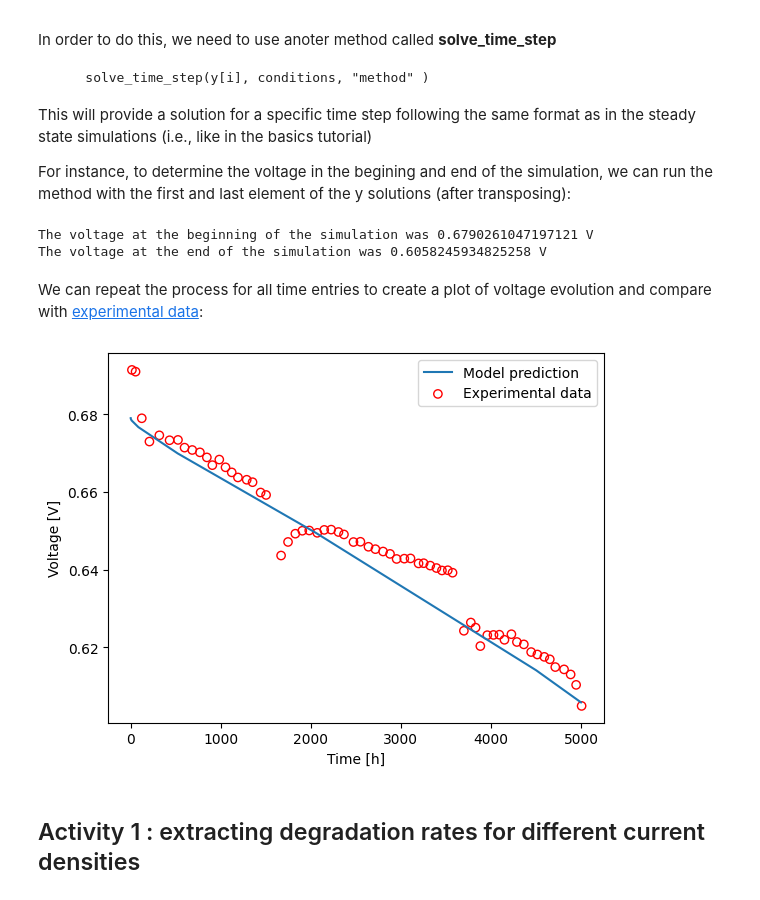
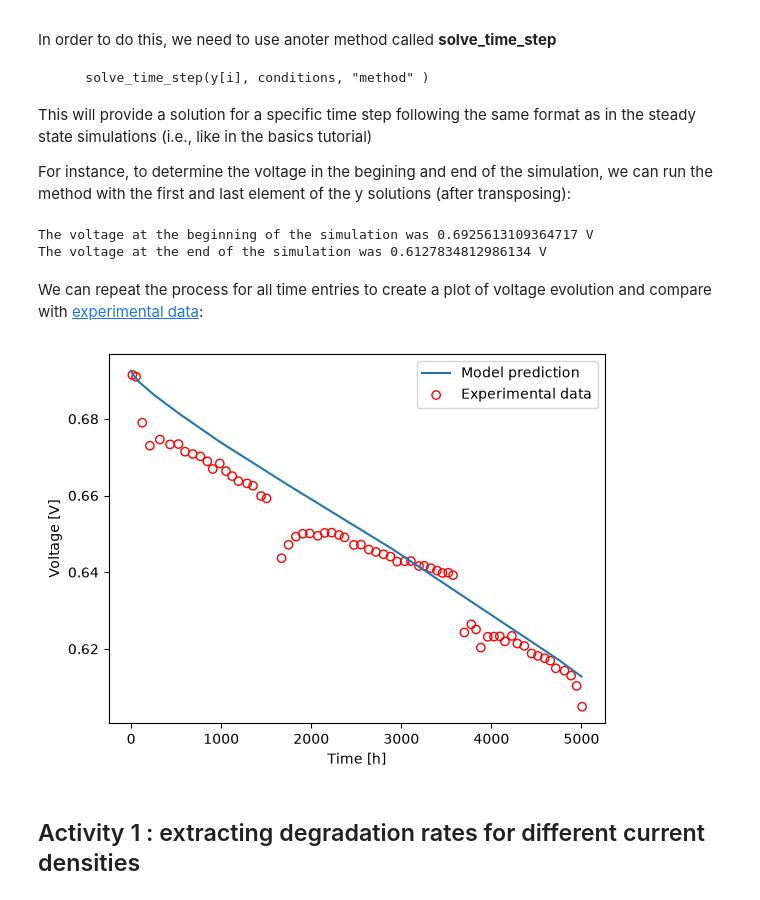
Before and after one commit to dtudk/nest-soc, a Jupyter notebook: nest/examples/tutorials/2_degradation.ipynb, the cells around one changed output. Drawn from its saved outputs; the diff is of its cells as text; code cells hidden in the pictures.

```diff
--- a/nest/examples/tutorials/2_degradation.ipynb
+++ b/nest/examples/tutorials/2_degradation.ipynb
@@ -12,6 +12,7 @@ Similarly as covered in the previous tutorial, we can create a basic model from
 Here we will take for granted a starting cell model similar to the one used in the previous tutorial:
 # %%
 # 1. Importing packages
+import numpy as np
 from nest import cell, layers, properties, boundary
 
 # 2. Define Species and Mixture
@@ -23,12 +24,12 @@ Ni_YSZ = layers.Layer(
     delta=1000e-6 + 10e-6,
     kinetic=layers.ButlerVolmer(
         fuel_mix,
-        nu=[-1, 1],
+        nu=np.array([-1, 1]),
         n_e=2,
         alpha=0.59,
         beta=1 - 0.59,
         gamma=1.82527e6,
-        p=[-0.1, 0.33],
+        p=np.array([-0.1, 0.33]),
         theta=1,
         E_act=1.09 / 8.617333262e-5 * 8.314510,
     ),
@@ -63,9 +64,9 @@ LSCF_CGO = layers.Layer(
         alpha=0.65,
         beta=1 - 0.65,
         gamma=1.51556e8,
-        nu=[-0.5, 0.0],
+        nu=np.array([-0.5, 0]),
         E_act=1.45 / 8.617333262e-5 * 8.314510,
-        p=[0.22, 0.0],
+        p=np.array([0.22, 0]),
     ),
     transport=layers.BinaryFick(dp=6e-7, epsilon=0.3, tau=2.8),
 )
@@ -81,8 +82,8 @@ x_O2 = 0.21
 conditions = boundary.BoundaryData(
     V=0.7,
     j=0.7e4,
-    n_fuel=[n_fuel * x_H2, n_fuel * (1 - x_H2)],
-    n_air=[n_air * x_O2, n_air * (1 - x_O2)],
+    n_fuel=np.array([n_fuel * x_H2, n_fuel * (1 - x_H2)]),
+    n_air=np.array([n_air * x_O2, n_air * (1 - x_O2)]),
     T=700 + 273.15,
     P=1e5,
 )
@@ -204,11 +205,11 @@ In which,
 # Defining Ni agglomeration model
 Ni_agglomeration = degradation.NickelAgglomeration(
     # Material properties
-    psi_ed=0.4,
-    psi_el=0.6,
-    r0_ed=300e-9,
-    r0_el=300e-9,
-    epsilon=0.3,
+    psi_ed=0.285/(0.493+0.285),
+    psi_el=0.493/(0.493+0.285),
+    r0_ed=211e-9,
+    r0_el=241e-9,
+    epsilon=0.22,
     # Fitting parameters
     alpha=3.04e8,
     E_act=242e3,
@@ -261,13 +262,18 @@ CrScale = layers.Layer(
     conductivity=layers.Conductivity(sigma0=45.8, E_act=33.3e3, theta=0),
     degradation=degradation.InterconnectOxidation(k_mg=0.02361, E_ox=260_000),
 )
+# %%
+# Contact resistance 0.2 Ohm*cm^2 based on https://doi.org/10.1016/j.apenergy.2024.123913
+Crofer22 = layers.Layer(
+    delta=1, conductivity=layers.Conductivity(sigma0=1 / (0.2e-5), theta=0)
+)
 # %% [markdown]
 ## Updated model with degradation
 # %% [markdown]
 Now we can update the cell model including the updated layers with degradation mechanisms
 # %%
 # Define cell
-cellModel = cell.Cell(16e-4, Ni_YSZ, (YSZ, YSZ_CGO, CGO, CrScale), LSCF_CGO)
+cellModel = cell.Cell(16e-4, Ni_YSZ, (YSZ, YSZ_CGO, CGO, Crofer22, CrScale), LSCF_CGO, elements=10)
 # %% [markdown]
 To solve the problem, we call a special method called **solve_for_time**:
 
@@ -366,40 +372,40 @@ print(f"The voltage at the beginning of the simulation was {np.average(solution[
 solution = cellModel.solve_time_step(y_matrix[-1], conditions, "current")
 print(f"The voltage at the end of the simulation was {np.average(solution[0])} V")
 # %% [output]
-The voltage at the beginning of the simulation was 0.6790261047197121 V
-The voltage at the end of the simulation was 0.6058245934825258 V
+The voltage at the beginning of the simulation was 0.6925613109364717 V
+The voltage at the end of the simulation was 0.6127834812986134 V
 # %% [markdown]
 We can repeat the process for all time entries to create a plot of voltage evolution and compare with [experimental data](../data/700C_75FU_40AIR.csv):
 # %%
 import pandas as pd
 
 # Creating the voltage vector
 V = np.zeros(len(solution_time.t))
 
 # Looping the solution to get the voltage at each time step
-conditions.V = 0.9
+conditions.V = 0.75
 for i, y in enumerate(y_matrix):
     solution = cellModel.solve_time_step(y, conditions, "current")
     V[i] = np.average(solution[0])
 
 # Reading the experimental data
 exp_data = pd.read_csv("../data/700C_75FU_40AIR.csv")
 
 # Plotting the voltage over time
 plt.plot(solution_time.t, V, label="Model prediction")
 plt.scatter(
     exp_data["t"],
     exp_data["V"],
     edgecolors="r",
     facecolor="none",
     label="Experimental data",
 )
 plt.ylabel("Voltage [V]")
 plt.xlabel("Time [h]")
 plt.legend()
 plt.show()
 # %% [output]
-[figure, old version]
+[figure, new version]
 # %% [markdown]
 ## Activity 1 : extracting degradation rates for different current densities
 # %% [markdown]
```
Also changed, not shown: parts of 5 cells of this notebook, 2 other files.
